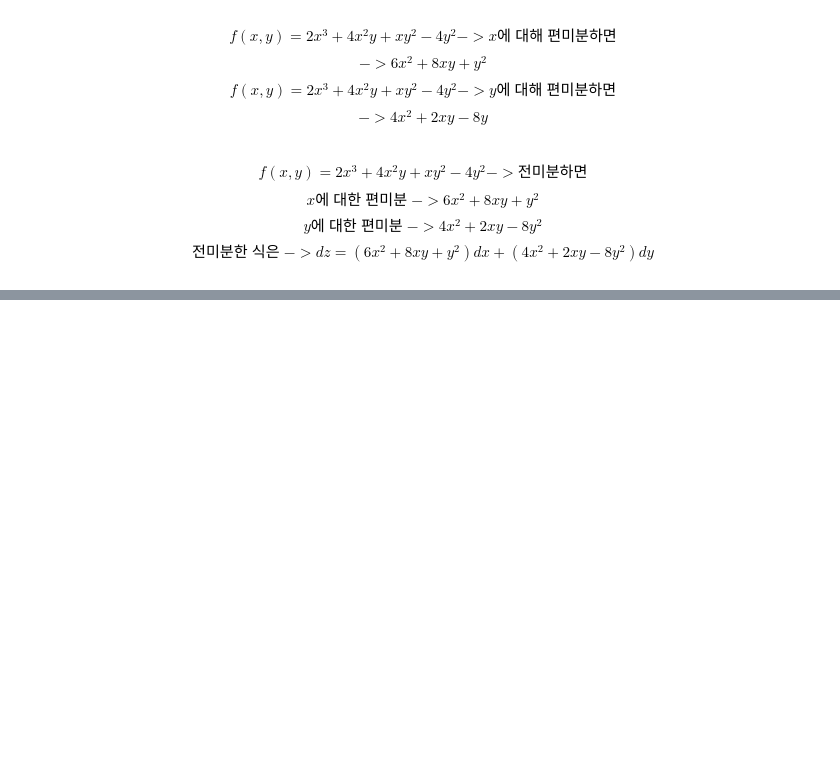
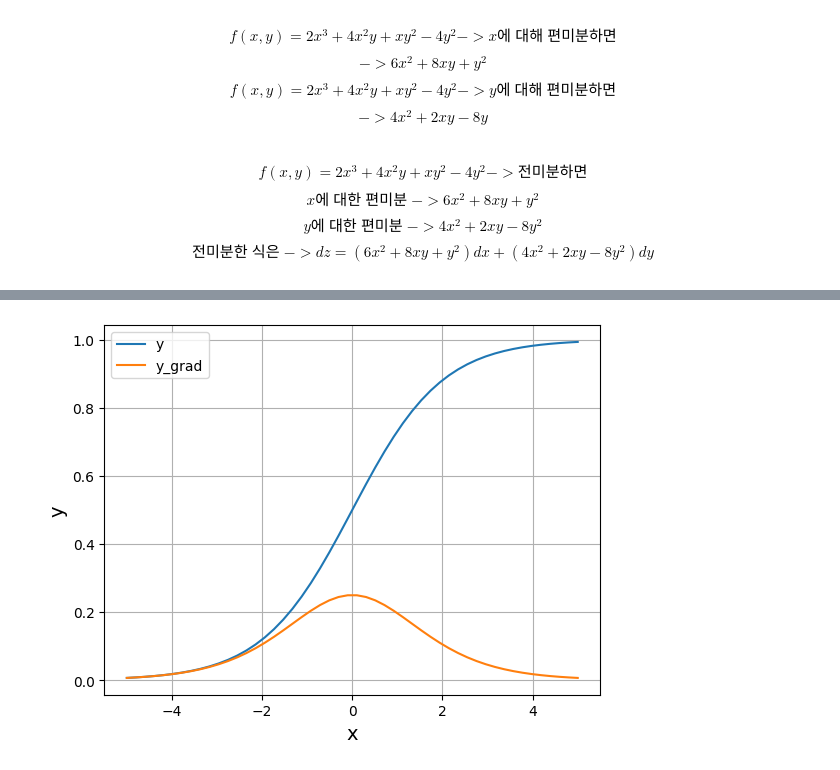
Before and after one commit to MinuSpurs/ML_study, a Jupyter notebook: Basic_AI_Math/5. differential.ipynb, the cells around one changed output, grey strips where cells are left out. Cells and saved outputs as stored; diff of their text form; code cells hidden in the pictures; blank space fills up the shorter version.

```diff
--- a/Basic_AI_Math/5. differential.ipynb
+++ b/Basic_AI_Math/5. differential.ipynb
@@ -67,0 +112,22 @@ $$전미분한\;식은\;-> dz = (6x^2 + 8xy + y^2)dx + (4x^2 + 2xy - 8y^2)dy$$
+# %%
+def sigmoid_function(x):
+    return 1/(1+np.exp(-x))
+
+def grad_sigmoid(x):    # 시그모이드 함수의 도함수
+    y = sigmoid_function(x)
+    return (1-y)*y
+
+x = np.linspace(-5, 5)
+y = sigmoid_function(x)
+y_grad = grad_sigmoid(x)
+
+plt.plot(x, y, label='y')
+plt.plot(x, y_grad, label='y_grad')
+plt.legend()
+
+plt.xlabel('x', size=14)
+plt.ylabel('y', size=14)
+plt.grid()
+plt.show()
+# %% [output]
+[figure, added]
```
Also changed, not shown: parts of 8 cells of this notebook.
